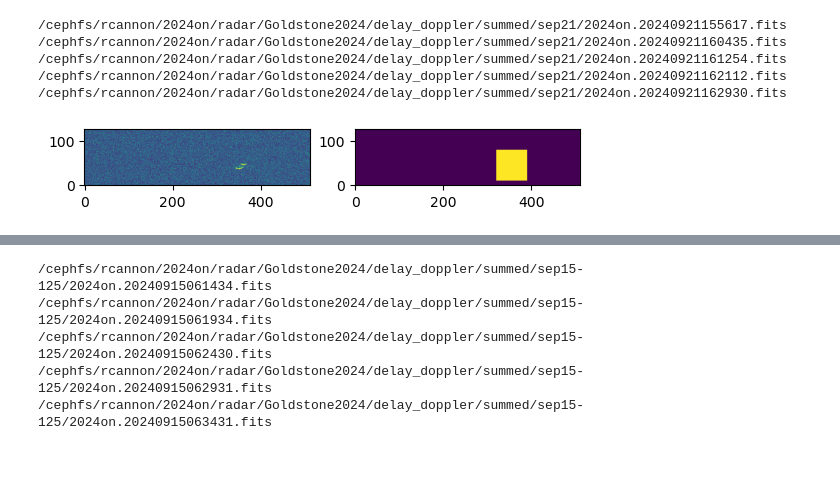
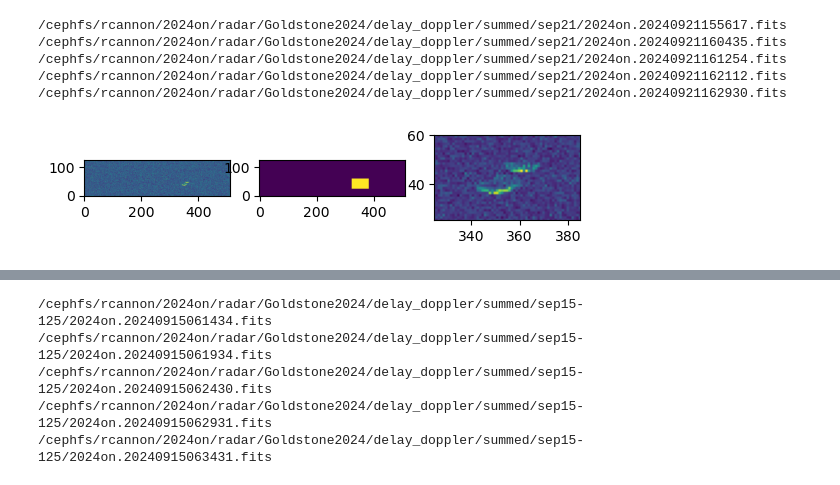
Before and after one commit to recannon/SHAPE_python_scripts, a Jupyter notebook: notebooks/Exp_dd_masks.ipynb, the cells around one changed output, grey strips where cells are left out. Saved outputs shown, nothing was run; the diff lists cells and outputs as text; code cells hidden in the pictures.

```diff
--- a/notebooks/Exp_dd_masks.ipynb
+++ b/notebooks/Exp_dd_masks.ipynb
@@ -296,6 +293,6 @@ for d in delay_files: print(d)
 /cephfs/rcannon/2024on/radar/Goldstone2024/delay_doppler/summed/sep22/2024on.20240922152146.fits
 # %%
-x1,x2,y1,y2 = 60,110,20,60
+x1,x2,y1,y2 = 70,100,25,50
 
 for d in delay_files[0:1]:
 
@@ -306,9 +303,13 @@ for d in delay_files[0:1]:
     mask[y1:y2,x1:x2] = 1
 
     plt.figure()
-    plt.subplot(1,2,1)
+    plt.subplot(1,3,1)
     norm = aviz.ImageNormalize(data,interval=aviz.ZScaleInterval())
     plt.imshow(data, norm=norm, origin='lower')
-    plt.subplot(1,2,2)
+    plt.subplot(1,3,2)
     plt.imshow(mask,origin='lower')
+    plt.subplot(1,3,3)
+    plt.imshow(data,origin='lower')
+    plt.xlim(x1,x2)
+    plt.ylim(y1,y2)
 # %% [output]
@@ -316,5 +317,6 @@ for d in delay_files[0:1]:
 # %%
-for i,dd in enumerate(delay_files):
+mask_no=9
+for i,dd in enumerate(delay_files[:10]):
     hdu = fits.open(dd)
     data = hdu[0].data
     mask = np.zeros_like(data)
@@ -340,0 +340,12 @@ for i,dd in enumerate(delay_files):
+# %%
+mask_no=10
+for i,dd in enumerate(delay_files[10:]):
+    hdu = fits.open(dd)
+    data = hdu[0].data
+    mask = np.zeros_like(data)
+    mask[y1:y2,x1:x2] = 1
+    masked_data = data*mask
+    plt.figure()
+    plt.imshow(masked_data, norm=norm, origin='lower')
+    plt.show()
+    np.savetxt(f'{data_path}/Mask/mask_{mask_no:0>2}_{i:0>2}.txt',mask)
@@ -355,24 +379,28 @@ for d in delay_files: print(d)
 # %%
 
 
-x1,x2,y1,y2 = 320,390,10,80
+x1,x2,y1,y2 = 325,385,25,60
 
 for d in delay_files[0:1]:
 
     hdu = fits.open(d)
     data = hdu[0].data
 
     mask = np.zeros_like(data)
     mask[y1:y2,x1:x2] = 1
 
     plt.figure()
-    plt.subplot(1,2,1)
+    plt.subplot(1,3,1)
     norm = aviz.ImageNormalize(data,interval=aviz.ZScaleInterval())
     plt.imshow(data, norm=norm, origin='lower')
-    plt.subplot(1,2,2)
+    plt.subplot(1,3,2)
     plt.imshow(mask,origin='lower')
+    plt.subplot(1,3,3)
+    plt.imshow(data,origin='lower')
+    plt.xlim(x1,x2)
+    plt.ylim(y1,y2)
 # %% [output]
-[figure, old version]
+[figure, new version]
 # %%
 for i,dd in enumerate(delay_files):
     hdu = fits.open(dd)
```
Also changed, not shown: parts of 16 cells of this notebook, 8 other files.
